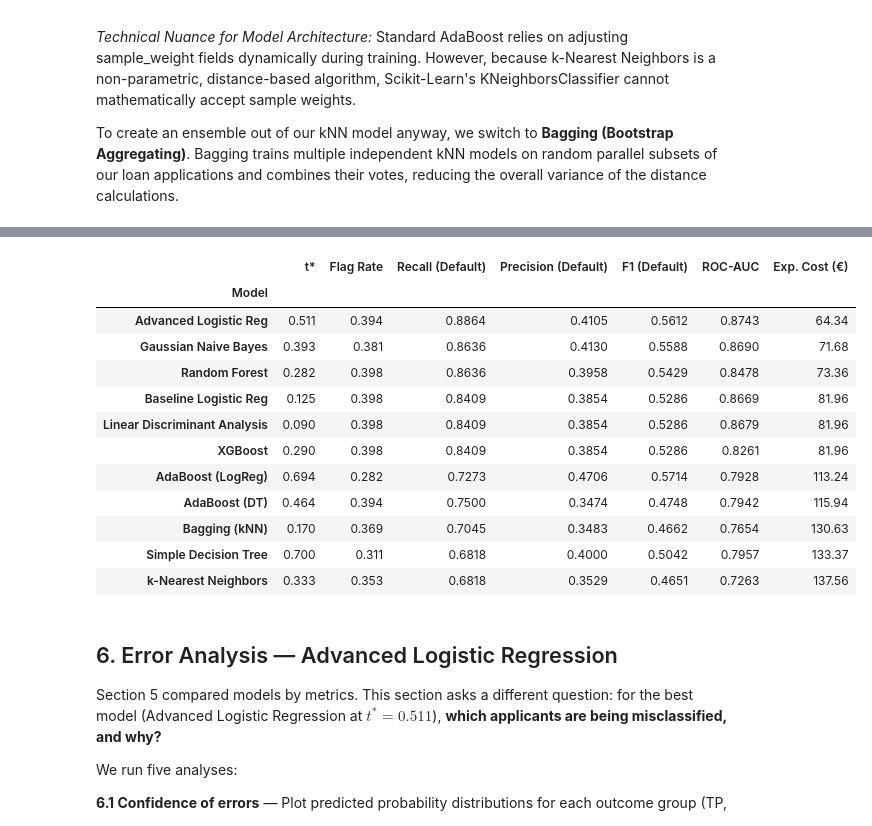
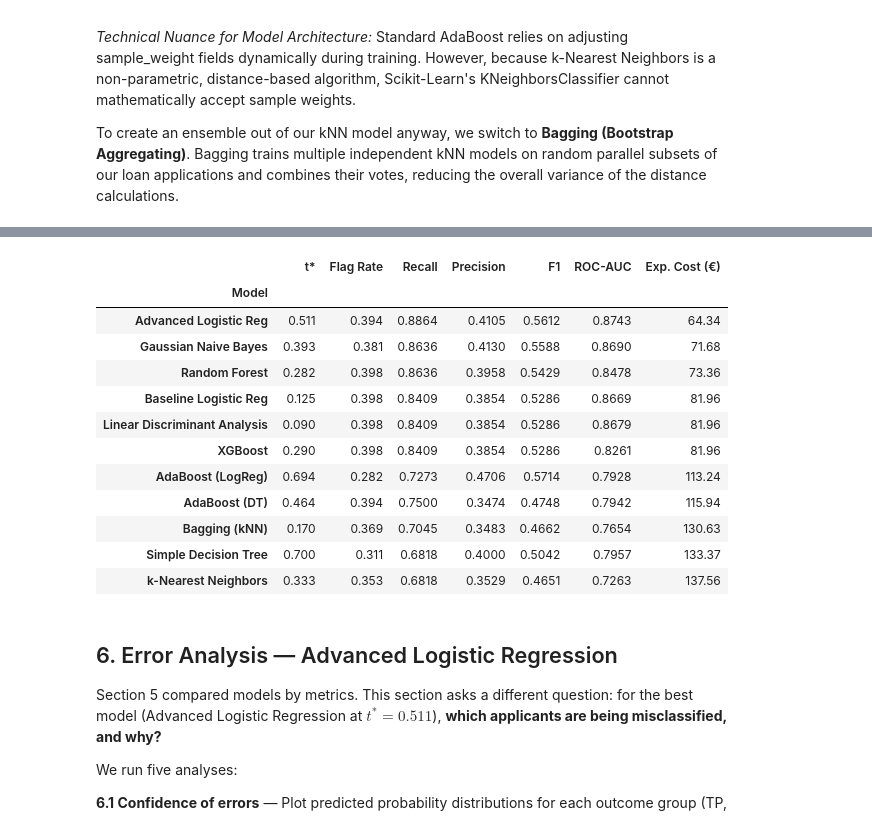
Before and after one commit to Than0316/ClearCredit, a Jupyter notebook: ML_final_project_B.ipynb, the cells around one changed output, grey strips where cells are left out. Cells and saved outputs as stored; diff of their text form; code cells hidden in the pictures.

```diff
--- a/ML_final_project_B.ipynb
+++ b/ML_final_project_B.ipynb
@@ -778,7 +848,7 @@ To create an ensemble out of our kNN model anyway, we switch to **Bagging (Boots
 from sklearn.ensemble import BaggingClassifier
 from sklearn.neighbors import KNeighborsClassifier
 
-# Initialize and train Bagging with k-Nearest Neighbors
+# 1. Bagging with kNN (kNN cannot use sample weights, so bagging is used for ensembling)
 bag_knn = BaggingClassifier(
     estimator=KNeighborsClassifier(n_neighbors=5),
     n_estimators=20,
@@ -786,11 +856,14 @@ bag_knn = BaggingClassifier(
 )
 bag_knn.fit(X_train_scaled, y_train)
 
-# Predict and evaluate
-y_val_pred_bag_knn = bag_knn.predict(X_val_scaled)
+# 2. Probabilities + cost-optimal threshold
 y_val_prob_bag_knn = bag_knn.predict_proba(X_val_scaled)[:, 1]
+t_star_bag_knn = apply_cost_threshold(y_val, y_val_prob_bag_knn)
+y_val_pred_bag_knn = (y_val_prob_bag_knn >= t_star_bag_knn).astype(int)
 
-print("--- Bagging (k-Nearest Neighbors) Output ---")
+print("--- Bagging (k-Nearest Neighbors) ---")
+print(f"t* = {t_star_bag_knn:.3f}")
 print(classification_report(y_val, y_val_pred_bag_knn))
-print(f"ROC-AUC Score: {roc_auc_score(y_val, y_val_prob_bag_knn):.4f}")
+print(f"ROC-AUC: {roc_auc_score(y_val, y_val_prob_bag_knn):.4f}")
+plot_model_evaluation("Bagging (kNN)", y_val, y_val_pred_bag_knn, y_val_prob_bag_knn)
 # %% [output]
@@ -822,67 +889,51 @@ Primary ranking metric: **Exp. Cost (€)** — lowest is best.
 # %%
 from sklearn.metrics import recall_score, precision_score, f1_score, accuracy_score
 
-def apply_cost_threshold(y_true, y_prob, fn_cost=2000, fp_cost=100,
-                         prevalence=0.18, max_flag_rate=0.40):
-    """
-    Find t* minimising E[C] = fn_cost*p*(1-TPR) + fp_cost*(1-p)*FPR,
-    subject to: flag_rate = TPR*p + FPR*(1-p) <= max_flag_rate.
-
-    max_flag_rate=0.40 derived from staffing: 2 analysts × 2 hrs/day × 22 days
-    × 3 reviews/hr = 264 reviews/month, over ~650 applications/month.
-    """
-    fpr, tpr, thresholds = roc_curve(y_true, y_prob)
-    flag_rate = tpr * prevalence + fpr * (1 - prevalence)
-    valid = flag_rate <= max_flag_rate
-    if not valid.any():
-        return thresholds[np.argmin(np.abs(flag_rate - max_flag_rate))]
-    cost = fn_cost * prevalence * (1 - tpr) + fp_cost * (1 - prevalence) * fpr
-    cost[~valid] = np.inf
-    return thresholds[np.argmin(cost)]
-
-def get_metrics(y_true, y_pred, y_prob, fn_cost=2000, fp_cost=100, prevalence=0.18):
+def get_metrics(y_true, y_pred, y_prob, t_star, fn_cost=2000, fp_cost=100, prevalence=0.18):
     tn, fp, fn, tp = confusion_matrix(y_true, y_pred).ravel()
-    tpr = tp / (tp + fn)
-    fpr = fp / (tn + fp)
-    exp_cost = fn_cost * prevalence * (1 - tpr) + fp_cost * (1 - prevalence) * fpr
-    flag_rate = tpr * prevalence + fpr * (1 - prevalence)
+    tpr_val = tp / (tp + fn)
+    fpr_val = fp / (tn + fp)
+    exp_cost = fn_cost * prevalence * (1 - tpr_val) + fp_cost * (1 - prevalence) * fpr_val
+    flag_rate = tpr_val * prevalence + fpr_val * (1 - prevalence)
     return {
-        "Recall (Default)": recall_score(y_true, y_pred),
-        "Precision (Default)": precision_score(y_true, y_pred, zero_division=0),
-        "F1 (Default)": f1_score(y_true, y_pred),
-        "Flag Rate": round(flag_rate, 3),
-        "ROC-AUC": roc_auc_score(y_true, y_prob),
+        "t*":            round(t_star, 3),
+        "Recall":        recall_score(y_true, y_pred),
+        "Precision":     precision_score(y_true, y_pred, zero_division=0),
+        "F1":            f1_score(y_true, y_pred),
+        "Flag Rate":     round(flag_rate, 3),
+        "ROC-AUC":       roc_auc_score(y_true, y_prob),
         "Exp. Cost (€)": round(exp_cost, 2),
     }
 
-model_probs = {
-    "Baseline Logistic Reg":        y_val_prob_base,
-    "Advanced Logistic Reg":        y_val_prob_adv,
-    "Gaussian Naive Bayes":         y_val_prob_nb,
-    "Linear Discriminant Analysis": y_val_prob_lda,
-    "k-Nearest Neighbors":          y_val_prob_knn,
-    "Simple Decision Tree":         y_val_prob_dt,
-    "Random Forest":                y_val_prob_rf,
-    "XGBoost":                      y_val_prob_xgb,
-    "AdaBoost (DT)":                y_val_prob_ada_dt,
-    "AdaBoost (LogReg)":            y_val_prob_ada_lr,
-    "Bagging (kNN)":                y_val_prob_bag_knn,
+# Baseline (section 3) uses default threshold — apply cost threshold here for fair comparison
+t_star_base = apply_cost_threshold(y_val, y_val_prob_base)
+y_val_pred_base_cost = (y_val_prob_base >= t_star_base).astype(int)
+
+model_results = {
+    "Baseline Logistic Reg":        (y_val_pred_base_cost, y_val_prob_base,    t_star_base),
+    "Advanced Logistic Reg":        (y_val_pred_adv,       y_val_prob_adv,     t_star_adv),
+    "Gaussian Naive Bayes":         (y_val_pred_nb,        y_val_prob_nb,      t_star_nb),
+    "Linear Discriminant Analysis": (y_val_pred_lda,       y_val_prob_lda,     t_star_lda),
+    "k-Nearest Neighbors":          (y_val_pred_knn,       y_val_prob_knn,     t_star_knn),
+    "Simple Decision Tree":         (y_val_pred_dt,        y_val_prob_dt,      t_star_dt),
+    "Random Forest":                (y_val_pred_rf,        y_val_prob_rf,      t_star_rf),
+    "XGBoost":                      (y_val_pred_xgb,       y_val_prob_xgb,     t_star_xgb),
+    "AdaBoost (DT)":                (y_val_pred_ada_dt,    y_val_prob_ada_dt,  t_star_ada_dt),
+    "AdaBoost (LogReg)":            (y_val_pred_ada_lr,    y_val_prob_ada_lr,  t_star_ada_lr),
+    "Bagging (kNN)":                (y_val_pred_bag_knn,   y_val_prob_bag_knn, t_star_bag_knn),
 }
 
 comparison_data = []
-for model_name, y_prob in model_probs.items():
-    t_star = apply_cost_threshold(y_val, y_prob)
-    y_pred = (y_prob >= t_star).astype(int)
-    metrics = get_metrics(y_val, y_pred, y_prob)
-    metrics["t*"] = round(t_star, 3)
+for model_name, (preds, probs, t_star) in model_results.items():
+    metrics = get_metrics(y_val, preds, probs, t_star)
     metrics["Model"] = model_name
     comparison_data.append(metrics)
 
 comparison_df = pd.DataFrame(comparison_data).set_index("Model")
-cols = ["t*", "Flag Rate", "Recall (Default)", "Precision (Default)", "F1 (Default)", "ROC-AUC", "Exp. Cost (€)"]
+cols = ["t*", "Flag Rate", "Recall", "Precision", "F1", "ROC-AUC", "Exp. Cost (€)"]
 comparison_df[cols].sort_values(by="Exp. Cost (€)").round(4)
 # %% [output]
-|  | t* | Flag Rate | Recall (Default) | Precision (Default) | F1 (Default) | ROC-AUC | Exp. Cost (€) |
+|  | t* | Flag Rate | Recall | Precision | F1 | ROC-AUC | Exp. Cost (€) |
 | Model |  |  |  |  |  |  |  |
 | Advanced Logistic Reg | 0.511 | 0.394 | 0.8864 | 0.4105 | 0.5612 | 0.8743 | 64.34 |
 | Gaussian Naive Bayes | 0.393 | 0.381 | 0.8636 | 0.4130 | 0.5588 | 0.8690 | 71.68 |
```
Also changed, not shown: parts of 22 cells of this notebook.
